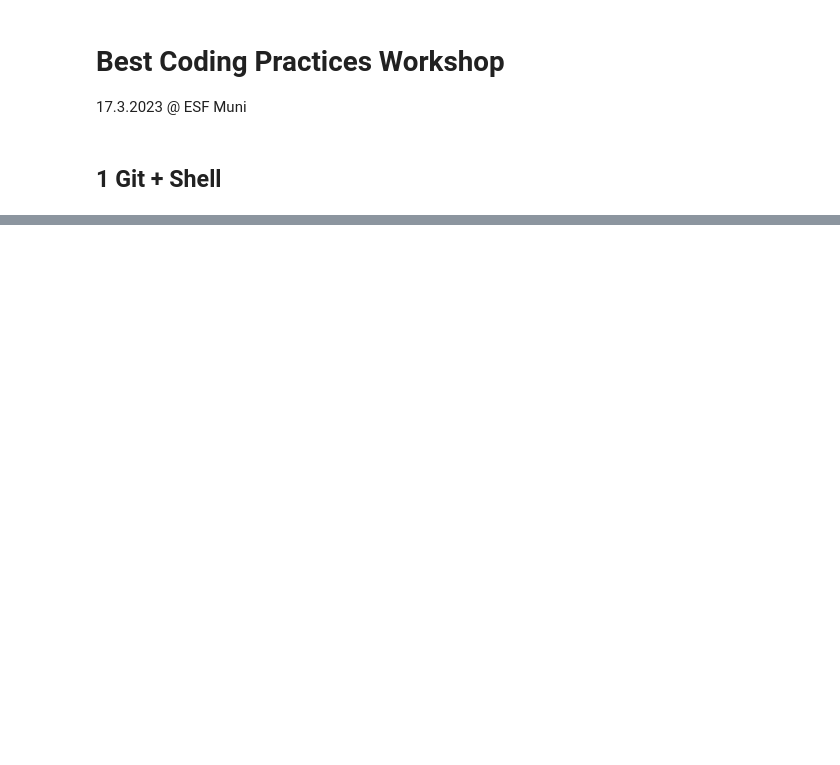
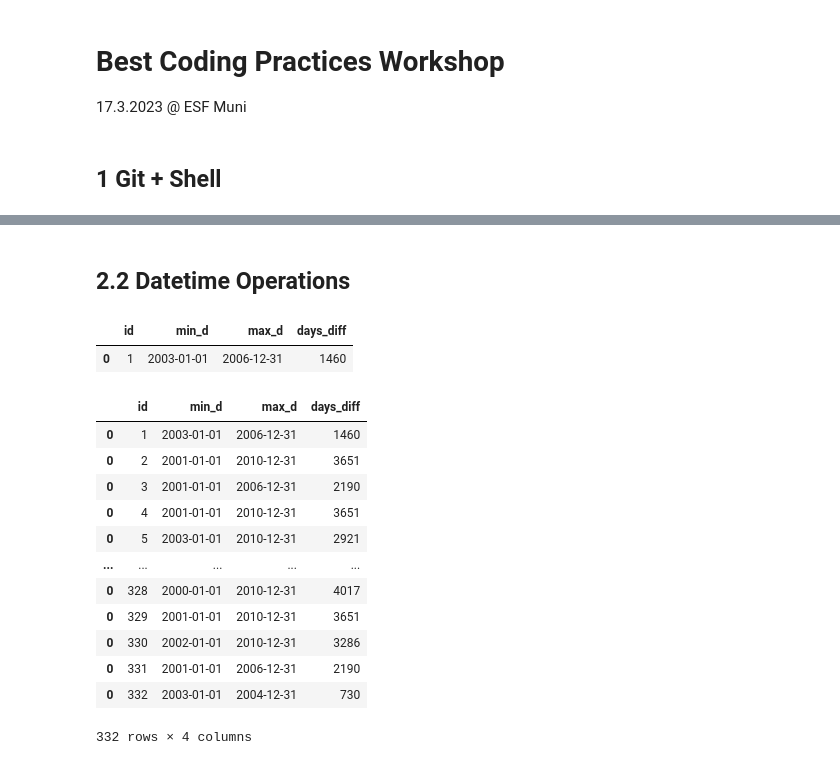
Before and after one commit to VondracekS/ESF_Workshop_BestCodingPractices, a Jupyter notebook: best_coding_practices.ipynb, the cells around one changed output, grey strips where cells are left out. Cells and saved outputs as stored; diff of their text form; code cells hidden in the pictures; blank space fills up the shorter version.

```diff
--- a/best_coding_practices.ipynb
+++ b/best_coding_practices.ipynb
@@ -27,0 +218,21 @@ bscp_workshop  ESF_Workshop_BestCodingPractices
+# %%
+from __future__ import annotations
+# TODO:
+# Refactor the function above to be able to specify which files should be read
+# If no file subset is given, load all csvs
+
+def read_csv_new(path: str, file_subset=None) -> dict:
+  """
+  Add some docstring
+  """
+  csv_dict = {}
+  for file in os.listdir(path):
+    prefix, suffix = file.split(".")
+    if suffix == "csv":
+       if file_subset is None or file in file_subset:
+        csv_dict[remove_padding(prefix)] = pd.read_csv(os.path.join(path, file))
+  return csv_dict
+# %%
+csvs_all = read_csv_new("./specdata/")
+# %% [markdown]
+## 2.2 Datetime Operations
@@ -27,0 +243,42 @@ bscp_workshop  ESF_Workshop_BestCodingPractices
+# %%
+def get_minmax_date(df):
+
+  df['Date'] = pd.to_datetime(df['Date'])
+  min_d, max_d = (min(df['Date']), max(df['Date']))
+
+  df_out = pd.DataFrame({'id': [df["ID"].values[0]],
+                         'min_d': [min_d],
+                         'max_d': [max_d],
+                         'days_diff': [(max_d - min_d).days]})
+  return df_out
+# %%
+get_minmax_date(csvs_all['1'])
+# %% [output]
+|  | id | min_d | max_d | days_diff |
+| 0 | 1 | 2003-01-01 | 2006-12-31 | 1460 |
+# %%
+def concat_date_ranges(dfs_all):
+
+  date_ranges = []
+
+  for k,v in dfs_all.items():
+    date_ranges.append(get_minmax_date(v))
+
+  return pd.concat(date_ranges).sort_values('id')
+# %%
+drange = concat_date_ranges(csvs_all)
+drange
+# %% [output]
+|  | id | min_d | max_d | days_diff |
+| 0 | 1 | 2003-01-01 | 2006-12-31 | 1460 |
+| 0 | 2 | 2001-01-01 | 2010-12-31 | 3651 |
+| 0 | 3 | 2001-01-01 | 2006-12-31 | 2190 |
+| 0 | 4 | 2001-01-01 | 2010-12-31 | 3651 |
+| 0 | 5 | 2003-01-01 | 2010-12-31 | 2921 |
+| ... | ... | ... | ... | ... |
+| 0 | 328 | 2000-01-01 | 2010-12-31 | 4017 |
+| 0 | 329 | 2001-01-01 | 2010-12-31 | 3651 |
+| 0 | 330 | 2002-01-01 | 2010-12-31 | 3286 |
+| 0 | 331 | 2001-01-01 | 2006-12-31 | 2190 |
+| 0 | 332 | 2003-01-01 | 2004-12-31 | 730 |
+332 rows × 4 columns
```
Also changed, not shown: parts of 31 cells of this notebook.
